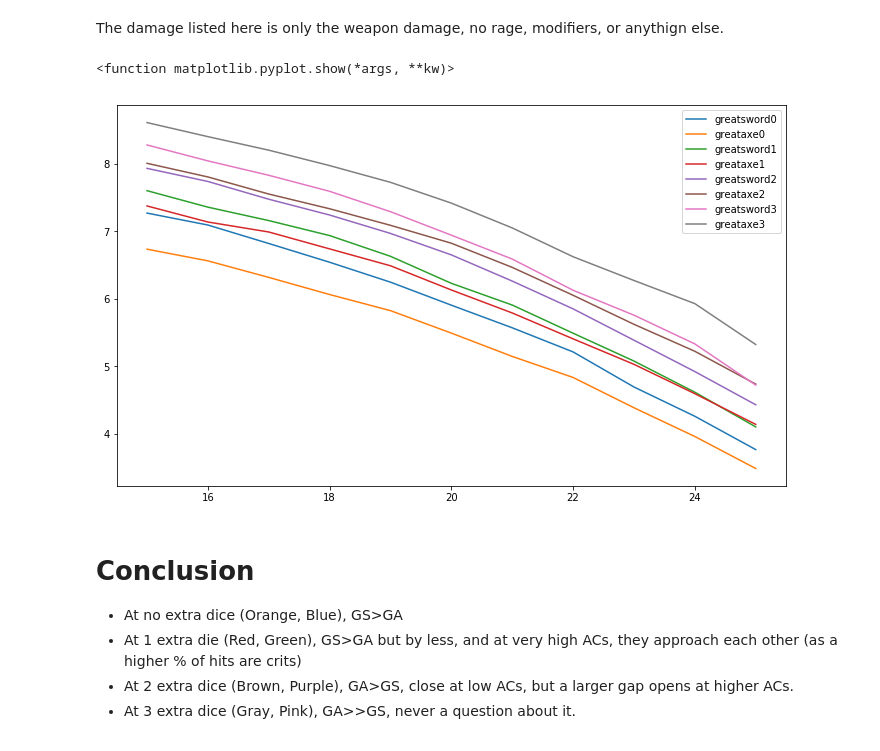
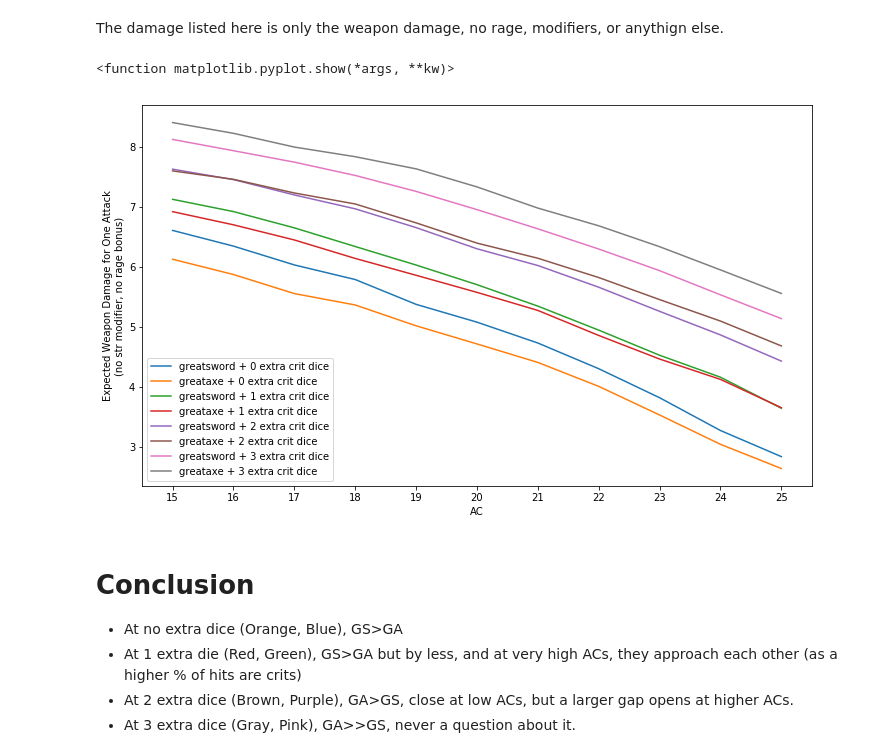
Before and after one commit to tsakurai42/dnd-calculator, a Jupyter notebook: greataxe_vs_greatsword.ipynb, the cells around one changed output. Cells and saved outputs as stored; diff of their text form; code cells hidden in the pictures.

Commit message:
minor changes to proficiency bonus, accounting for advantage

```diff
--- a/greataxe_vs_greatsword.ipynb
+++ b/greataxe_vs_greatsword.ipynb
@@ -21,3 +19,6 @@ numtrials = 50000
+# %%
+numtrials = 50000
+advantage = 75 # # between 0 and 100
 # %%
 dmg_df = pd.DataFrame()
 for brutal in range(0,4):
@@ -28,20 +29,23 @@ for brutal in range(0,4):
         greataxe_ac = []
         for trials in range(numtrials):
             # Assuming Reckless, so constant advantage
-            roll = max(random.randint(1,20),random.randint(1,20))
+            if random.random() < advantage/100:
+                roll = max(random.randint(1,20),random.randint(1,20))
+            else:
+                roll = random.randint(1,20)
             if roll == 20:# or roll == 19:
                 greatsword_ac.append(random.randint(1,6)+random.randint(1,6)+random.randint(1,6)+random.randint(1,6))
                 greataxe_ac.append(random.randint(1,12)+random.randint(1,12))
                 for _ in range(brutal):
                     greatsword_ac.append(random.randint(1,6))
                     greataxe_ac.append(random.randint(1,12))
-            elif roll+4+5 >= target_ac:
+            elif roll+brutal+3+5 >= target_ac:
                 greatsword_ac.append(random.randint(1,6)+random.randint(1,6))
                 greataxe_ac.append(random.randint(1,12))
         greatsword.append(np.sum(greatsword_ac)/numtrials)
         greataxe.append(np.sum(greataxe_ac)/numtrials)
-    dmg_df['greatsword'+str(brutal)] = greatsword
-    dmg_df['greataxe'+str(brutal)] = greataxe
+    dmg_df[f'greatsword + {str(brutal)} extra crit dice'] = greatsword
+    dmg_df[f'greataxe + {str(brutal)} extra crit dice'] = greataxe
 # %%
 dmg_df
 # %% [output]
@@ -79,12 +83,15 @@ The damage listed here is only the weapon damage, no rage, modifiers, or anythig
 # %%
 plt.figure(figsize=(12,7))
 plt.plot(dmg_df.index,dmg_df)
 plt.legend(dmg_df.columns,loc="best")
+plt.xlabel("AC")
+plt.xticks(range(15,26,1))
+plt.ylabel('Expected Weapon Damage for One Attack\n(no str modifier, no rage bonus)')
 plt.savefig("brutalcritical20.png")
 plt.show
 # %% [output]
 <function matplotlib.pyplot.show(*args, **kw)>
-[figure, old version]
+[figure, new version]
 # %% [markdown]
 # Conclusion
 
```
Also changed, not shown: parts of 4 cells of this notebook, 1 other file.
